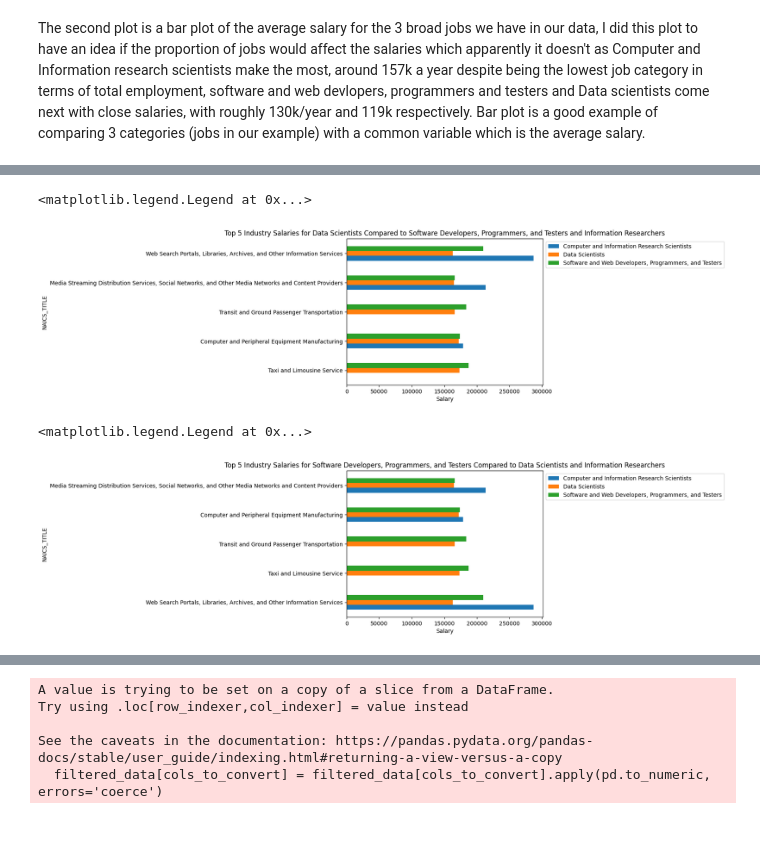
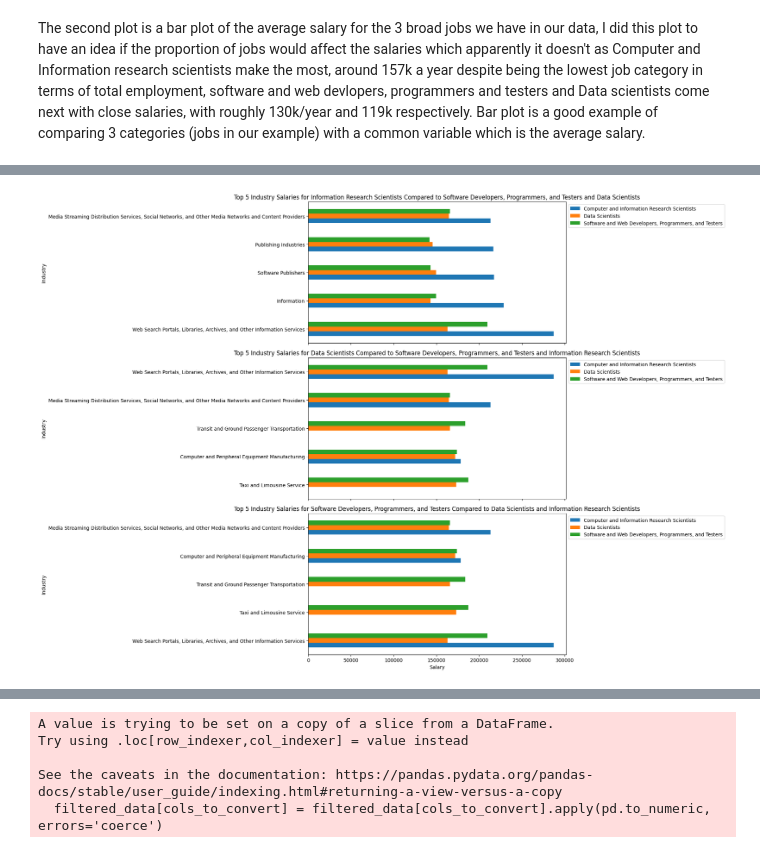
Before and after one commit to Rayenbt/Occupations_analysis_US, a Jupyter notebook: CA1.ipynb, the cells around one changed output, grey strips where cells are left out. Drawn from its saved outputs; the diff is of its cells as text; code cells hidden in the pictures.

Commit message:
fixed the horizontal bar plot

```diff
--- a/CA1.ipynb
+++ b/CA1.ipynb
@@ -220,19 +204,30 @@ plt.legend(bbox_to_anchor=(1, 1), loc='upper left')
-# %%
-ds_top_5.plot(kind='barh')
-plt.xlabel('Salary')
-plt.ylabel('NAICS_TITLE')
-plt.title('Top 5 Industry Salaries for Data Scientists Compared to Software Developers, Programmers, and Testers and Information Researchers')
-plt.legend(bbox_to_anchor=(1, 1), loc='upper left')
-# %% [output]
-<matplotlib.legend.Legend at 0x...>
-[figure, removed]
-# %%
-swdpt_top_5.plot(kind='barh')
-plt.xlabel('Salary')
-plt.ylabel('NAICS_TITLE')
-plt.title('Top 5 Industry Salaries for Software Developers, Programmers, and Testers Compared to Data Scientists and Information Researchers')
-plt.legend(bbox_to_anchor=(1, 1), loc='upper left')
-# %% [output]
-<matplotlib.legend.Legend at 0x...>
-[figure, removed]
+# %%
+## the following lines of code are 3 subplots of the 3 previous tables, each job with top 5 paying industries compared to the other jobs
+## Subplot was done using matplotlib documentation following the code in the following link:
+## https://matplotlib.org/stable/gallery/subplots_axes_and_figures/subplots_demo.html
+fig, axs = plt.subplots(3, 1,figsize=(20,14))
+cirs_top_5.plot(kind='barh',ax=axs[0])
+axs[0].set_title('Top 5 Industry Salaries for Information Research Scientists Compared to Software Developers, Programmers, and Testers and Data Scientists')
+axs[0].legend(bbox_to_anchor=(1, 1), loc='upper left')
+
+
+ds_top_5.plot(kind='barh',ax=axs[1])
+axs[1].set_title('Top 5 Industry Salaries for Data Scientists Compared to Software Developers, Programmers, and Testers and Information Research Scientists')
+axs[1].legend(bbox_to_anchor=(1, 1), loc='upper left')
+
+swdpt_top_5.plot(kind='barh',ax=axs[2])
+axs[2].set_title('Top 5 Industry Salaries for Software Developers, Programmers, and Testers Compared to Data Scientists and Information Research Scientists')
+axs[2].legend(bbox_to_anchor=(1, 1), loc='upper left')
+
+## same x and y labels for all the plots
+for ax in axs.flat:
+    ax.set(xlabel='Salary', ylabel='Industry')
+
+for ax in axs.flat:
+    ax.label_outer()
+
+plt.tight_layout()
+plt.show()
+# %% [output]
+[figure, added]
 # %% [markdown]
```
Also changed, not shown: parts of 9 cells of this notebook.
